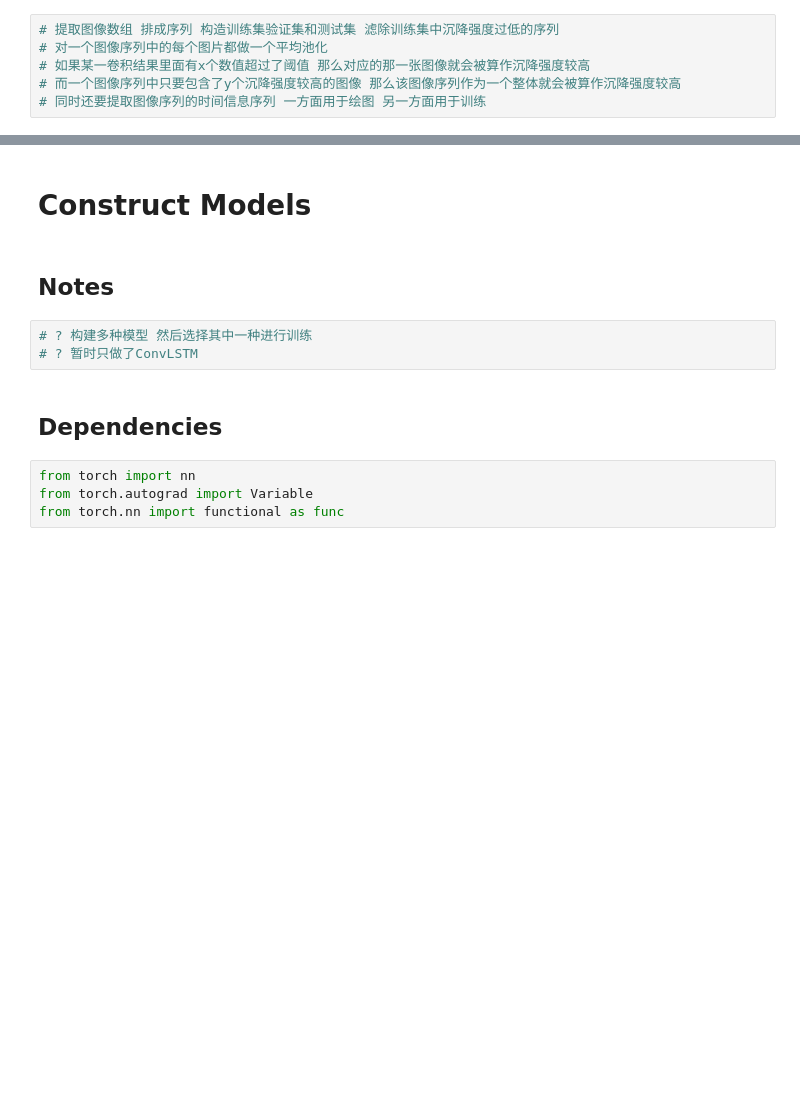
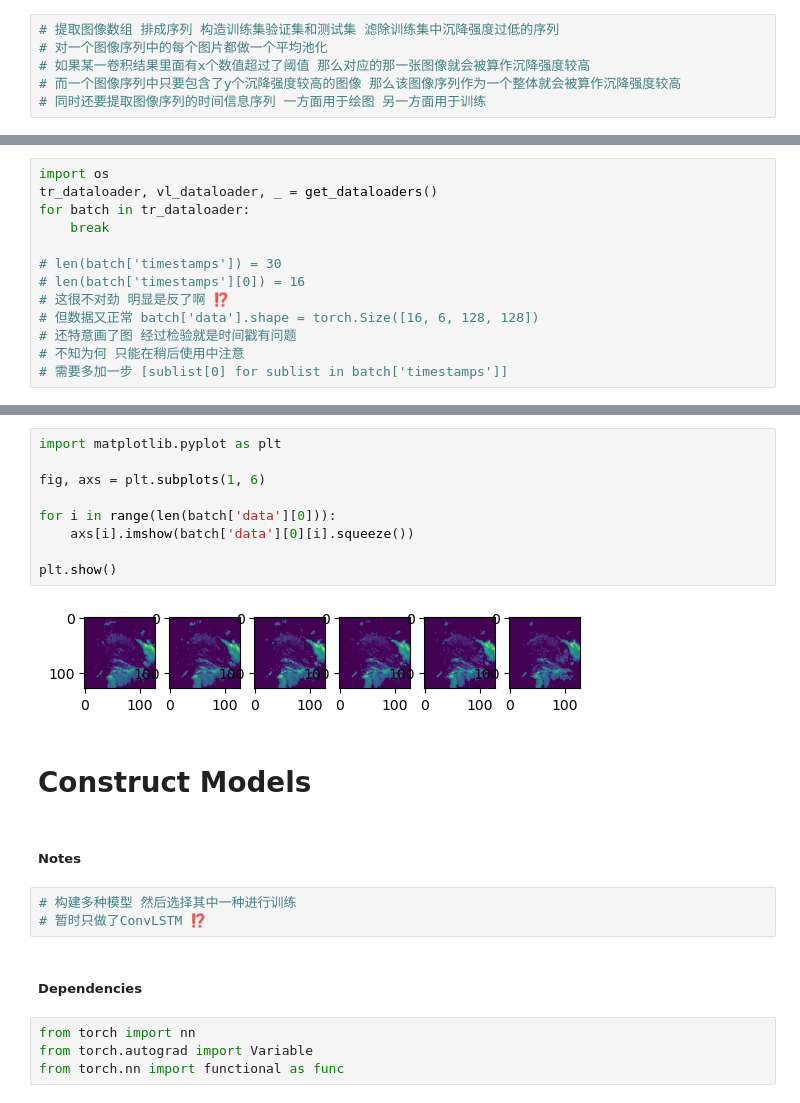
Before and after one commit to XMB-7/src, a Jupyter notebook: _0_draft.ipynb, the cells around one changed output, grey strips where cells are left out. Drawn from its saved outputs; the diff is of its cells as text; blank space fills up the shorter version.

```diff
--- a/_0_draft.ipynb
+++ b/_0_draft.ipynb
@@ -1062,3 +1189,16 @@ class MyDataset(Dataset):
 
     def __len__(self):
         return len(self.path_seqs)
+# %%
+import os
+tr_dataloader, vl_dataloader, _ = get_dataloaders()
+for batch in tr_dataloader:
+    break
+
+# len(batch['timestamps']) = 30
+# len(batch['timestamps'][0]) = 16
+# 这很不对劲 明显是反了啊 ⁉️
+# 但数据又正常 batch['data'].shape = torch.Size([16, 6, 128, 128])
+# 还特意画了图 经过检验就是时间戳有问题
+# 不知为何 只能在稍后使用中注意
+# 需要多加一步 [sublist[0] for sublist in batch['timestamps']]
@@ -1065,12 +1222,23 @@ class MyDataset(Dataset):
+# %%
+import matplotlib.pyplot as plt
+
+fig, axs = plt.subplots(1, 6)
+
+for i in range(len(batch['data'][0])):
+    axs[i].imshow(batch['data'][0][i].squeeze())
+
+plt.show()
+# %% [output]
+[figure, added]
 # %% [markdown]
 # Construct Models
 # %% [markdown]
-## Notes
+##### Notes
 # %%
-# ? 构建多种模型 然后选择其中一种进行训练
-# ? 暂时只做了ConvLSTM
+# 构建多种模型 然后选择其中一种进行训练
+# 暂时只做了ConvLSTM ⁉️
 # %% [markdown]
-## Dependencies
+##### Dependencies
 # %%
 from torch import nn
 from torch.autograd import Variable
```
Also changed, not shown: parts of 98 cells of this notebook.
